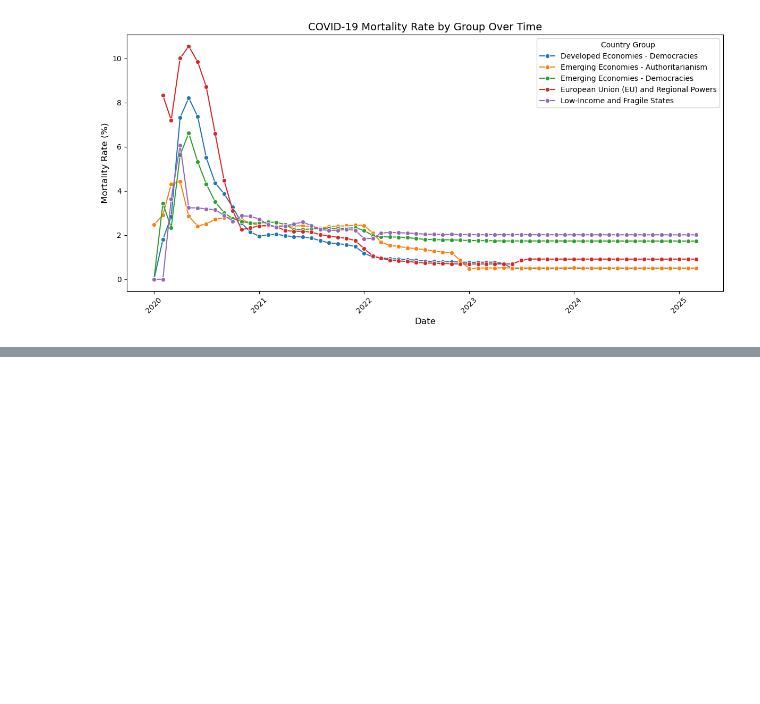
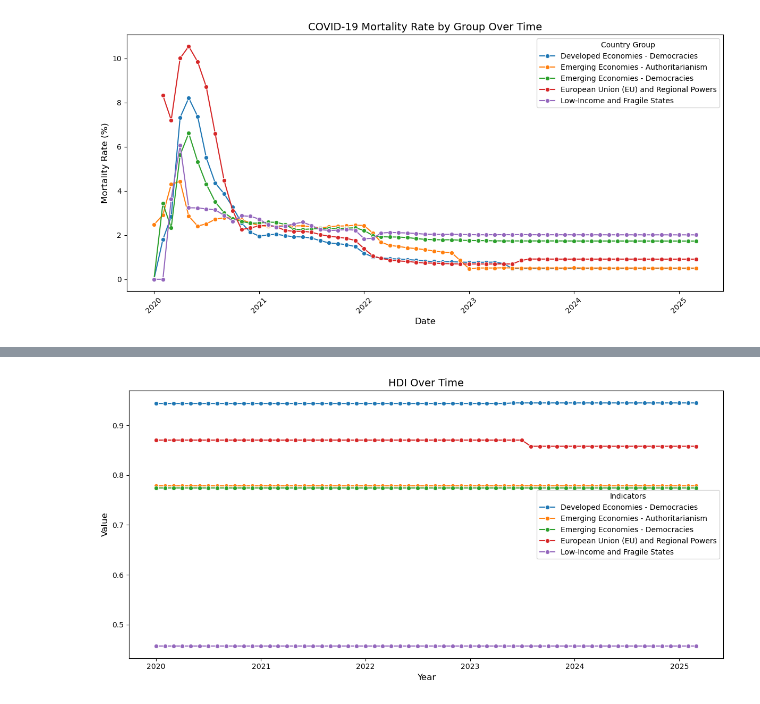
Before and after one commit to anapocai/Mooc_project, a Jupyter notebook: Project.ipynb, the cells around one changed output, grey strips where cells are left out. Drawn from its saved outputs; the diff is of its cells as text; code cells hidden in the pictures; blank space fills up the shorter version.

```diff
--- a/Project.ipynb
+++ b/Project.ipynb
@@ -439,0 +465,25 @@ For example, when doing 'df[col].method(value, inplace=True)', try using 'df.met
+# %%
+import matplotlib.pyplot as plt
+import seaborn as sns
+
+# Group the data by Group, Year, and Month, summing up the total cases
+df_grouped_cases = df_grouped.groupby(['Group', 'year', 'month'])['human_development_index'].sum().reset_index()
+
+# Create a 'date' column for proper time representation
+df_grouped_cases['date'] = pd.to_datetime(df_grouped_cases[['year', 'month']].assign(day=1))
+
+# Plot the line chart
+plt.figure(figsize=(12, 6))
+sns.lineplot(data=df_grouped_cases, x='date', y='human_development_index', hue='Group', marker='o')
+
+# Titles and labels
+plt.title('HDI Over Time', fontsize=14)
+plt.xlabel('Year', fontsize=12)
+plt.ylabel('Value', fontsize=12)
+plt.legend(title='Indicators')
+
+# Display the plot
+plt.tight_layout()
+plt.show()
+# %% [output]
+[figure, added]
```
Also changed, not shown: parts of 1 cell of this notebook.
